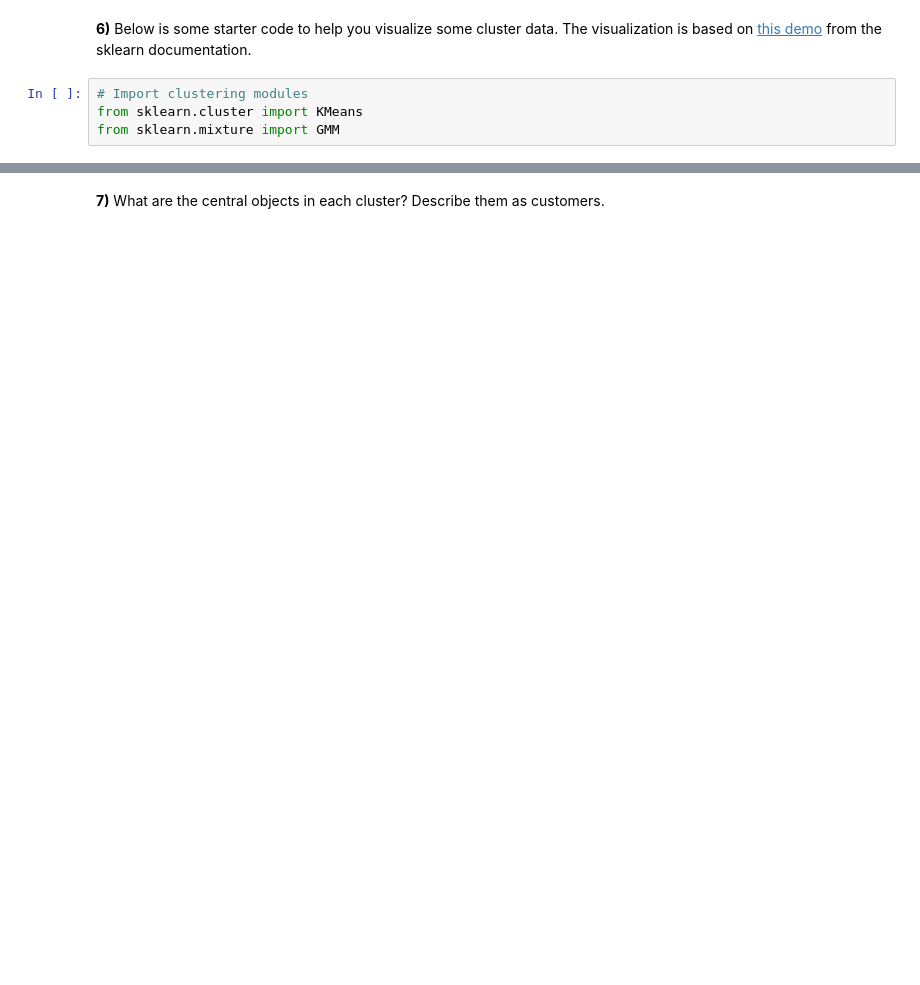
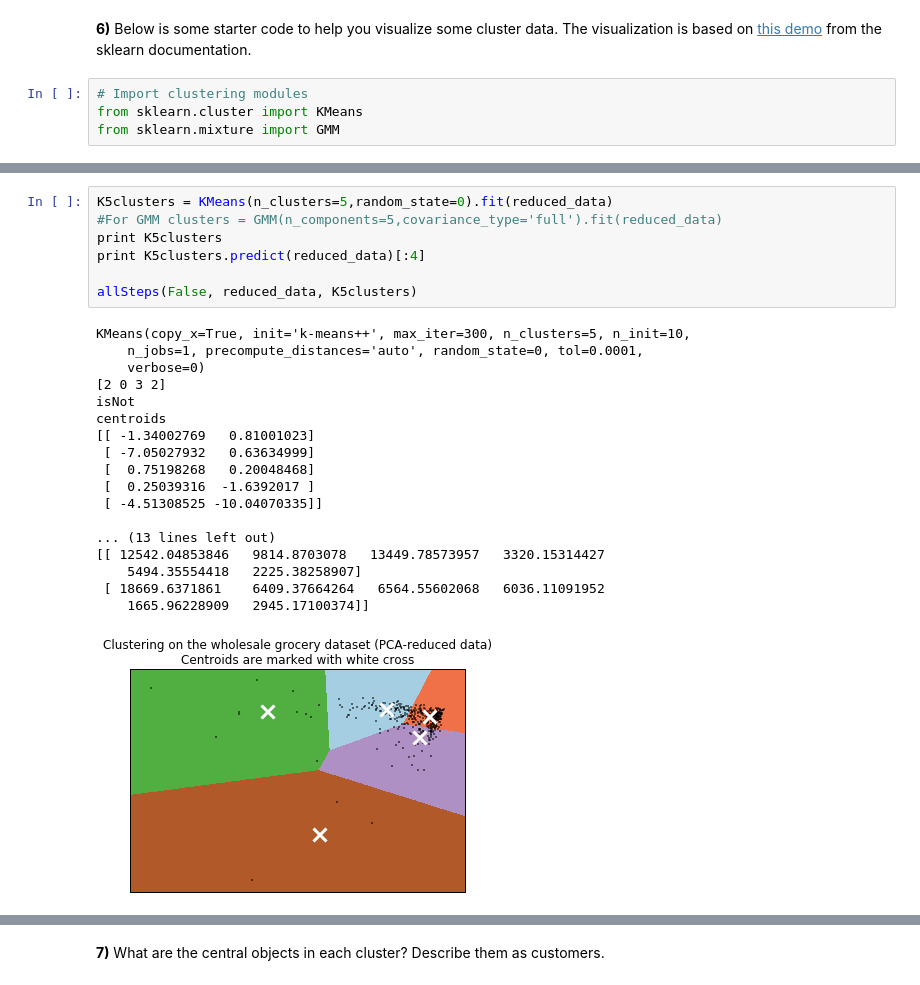
Before and after one commit to Mark70117/MLND.P3.Creating.Customer.Segments, a Jupyter notebook: customer_segments.ipynb, the cells around one changed output, grey strips where cells are left out. Drawn from its saved outputs; the diff is of its cells as text; blank space fills up the shorter version.

```diff
--- a/customer_segments.ipynb
+++ b/customer_segments.ipynb
@@ -285,0 +408,26 @@ plt.show()
+# %%
+K5clusters = KMeans(n_clusters=5,random_state=0).fit(reduced_data)
+#For GMM clusters = GMM(n_components=5,covariance_type='full').fit(reduced_data)
+print K5clusters
+print K5clusters.predict(reduced_data)[:4]
+
+allSteps(False, reduced_data, K5clusters)
+# %% [output]
+KMeans(copy_x=True, init='k-means++', max_iter=300, n_clusters=5, n_init=10,
+    n_jobs=1, precompute_distances='auto', random_state=0, tol=0.0001,
+    verbose=0)
+[2 0 3 2]
+isNot
+centroids
+[[ -1.34002769   0.81001023]
+ [ -7.05027932   0.63634999]
+ [  0.75198268   0.20048468]
+ [  0.25039316  -1.6392017 ]
+ [ -4.51308525 -10.04070335]]
+
+... (13 lines left out)
+[[ 12542.04853846   9814.8703078   13449.78573957   3320.15314427
+    5494.35554418   2225.38258907]
+ [ 18669.6371861    6409.37664264   6564.55602068   6036.11091952
+    1665.96228909   2945.17100374]]
+[figure, added]
```
Also changed, not shown: parts of 25 cells of this notebook, 1 other file.
